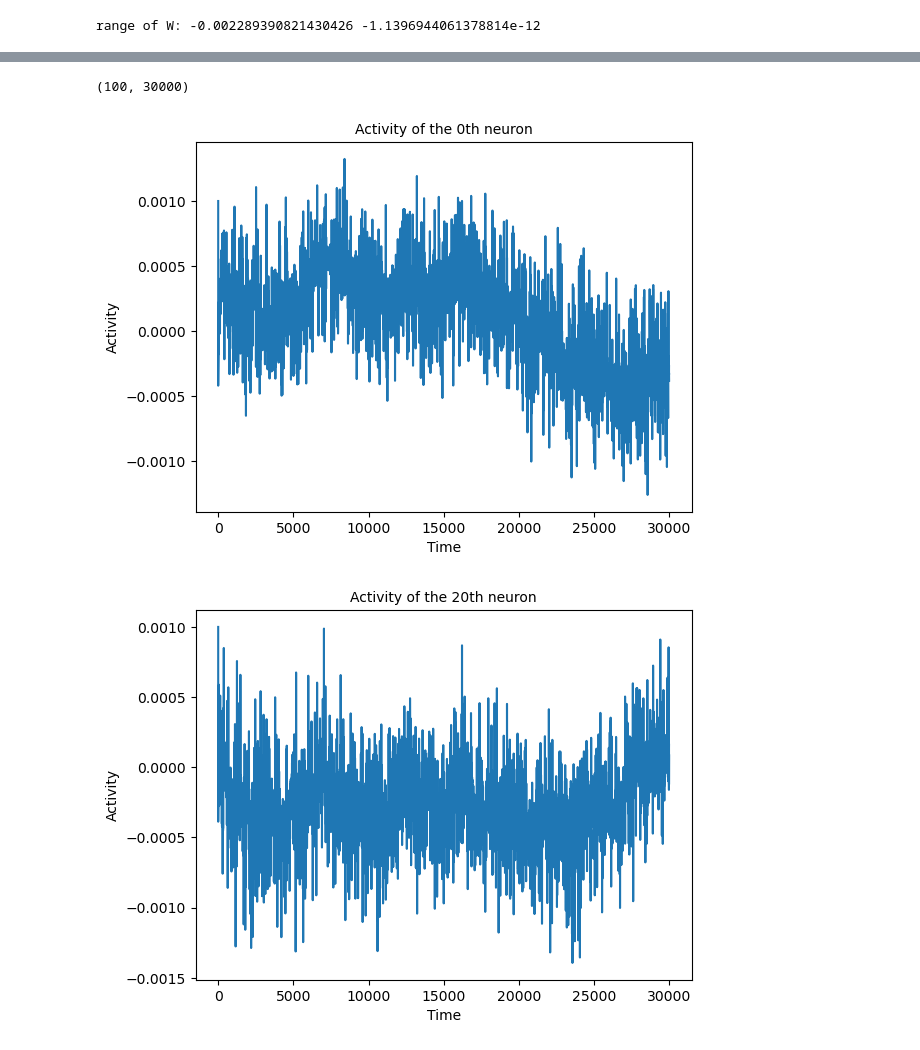
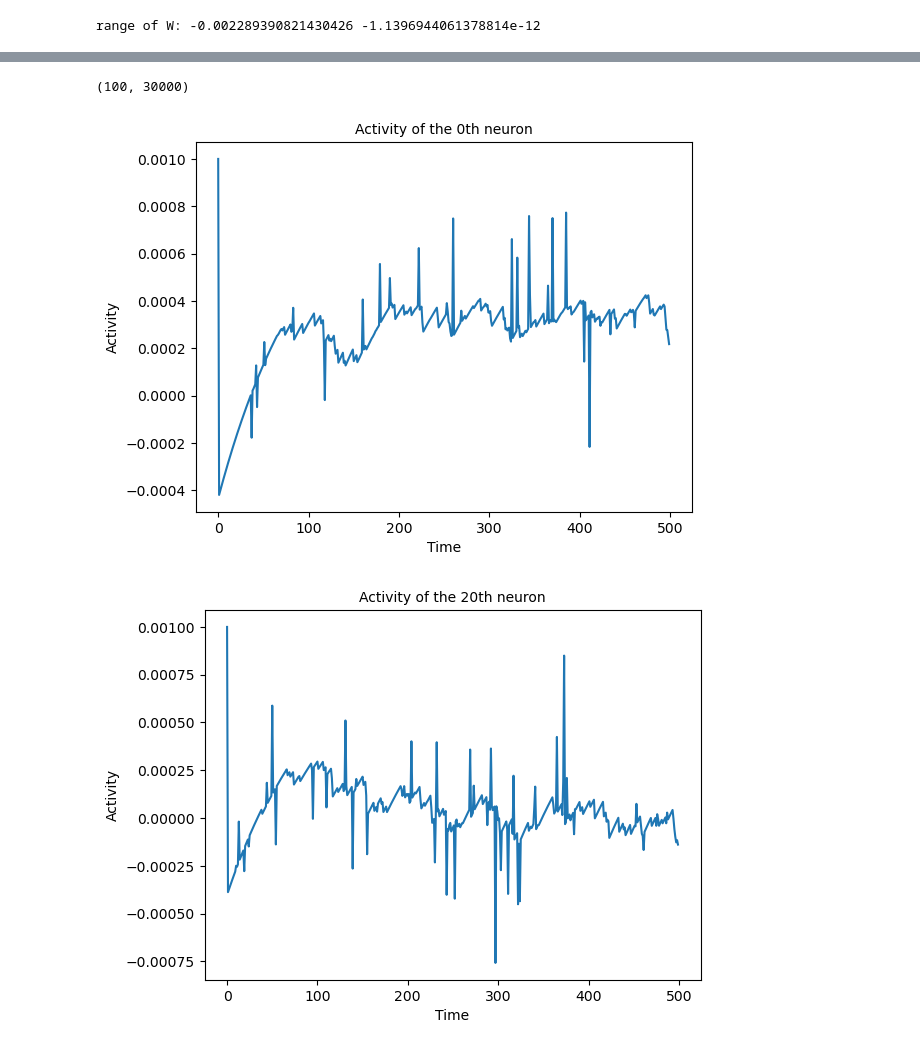
Before and after one commit to wuweizhang0723/func2graph, a Jupyter notebook: notebook/check_data/Fiete_data.ipynb, the cells around one changed output, grey strips where cells are left out. Saved outputs shown, nothing was run; the diff lists cells and outputs as text; code cells hidden in the pictures.

```diff
--- a/notebook/check_data/Fiete_data.ipynb
+++ b/notebook/check_data/Fiete_data.ipynb
@@ -70,6 +66,9 @@ plt.ion()  # Turn on interactive mode
 total_time = 30000
 
 activity = []
+activation = []
+all_spike = []
+
 for i in range(total_time):
     # Dynamics
     noise = noise_sd * np.random.randn(N) * (np.random.randn(N) > noise_sparsity)
@@ -79,6 +78,8 @@ for i in range(total_time):
 
     # Store the activity
     activity.append(I.copy().reshape(N, 1))
+    activation.append(s.copy().reshape(N, 1))
+    all_spike.append(spike.copy().reshape(N, 1))
 
     t += 1
 
@@ -107,34 +108,48 @@ for i in range(total_time):
         ax3.imshow([spike], aspect='auto', cmap='Blues')
         ax3.set_xlabel('Spikes')
         ax3.set_xticks([])
         ax3.set_yticks([])
 
         # Update the plot
         plt.pause(0.01)
 
 activity = np.concatenate(activity, axis=1)
+activation = np.concatenate(activation, axis=1)
+all_spike = np.concatenate(all_spike, axis=1)
 
 print(activity.shape)
 
 # Plot the first neurons' activity
-plt.plot(activity[0, :])
+plt.plot(activity[0, :500])
 plt.xlabel('Time')
 plt.ylabel('Activity')
 plt.title('Activity of the 0th neuron')
 plt.show()
 
-plt.plot(activity[20, :])
+plt.plot(activity[20, :500])
 plt.xlabel('Time')
 plt.ylabel('Activity')
 plt.title('Activity of the 20th neuron')
 plt.show()
+
+plt.plot(activation[0, :])
+plt.xlabel('Time')
+plt.ylabel('Activation')
+plt.title('Activation of the 0th neuron')
+plt.show()
+
+plt.plot(activation[20, :])
+plt.xlabel('Time')
+plt.ylabel('Activation')
+plt.title('Activation of the 20th neuron')
+plt.show()
 # %% [output]
 [figure]
 [figure]
 [figure]
 [figure]
 [figure]
 [figure]
 (100, 30000)
-[figure, old version]
+[figure, new version]
-[figure, old version]
+[figure, new version]
```
Also changed, not shown: parts of 4 cells of this notebook, 1 other file.
